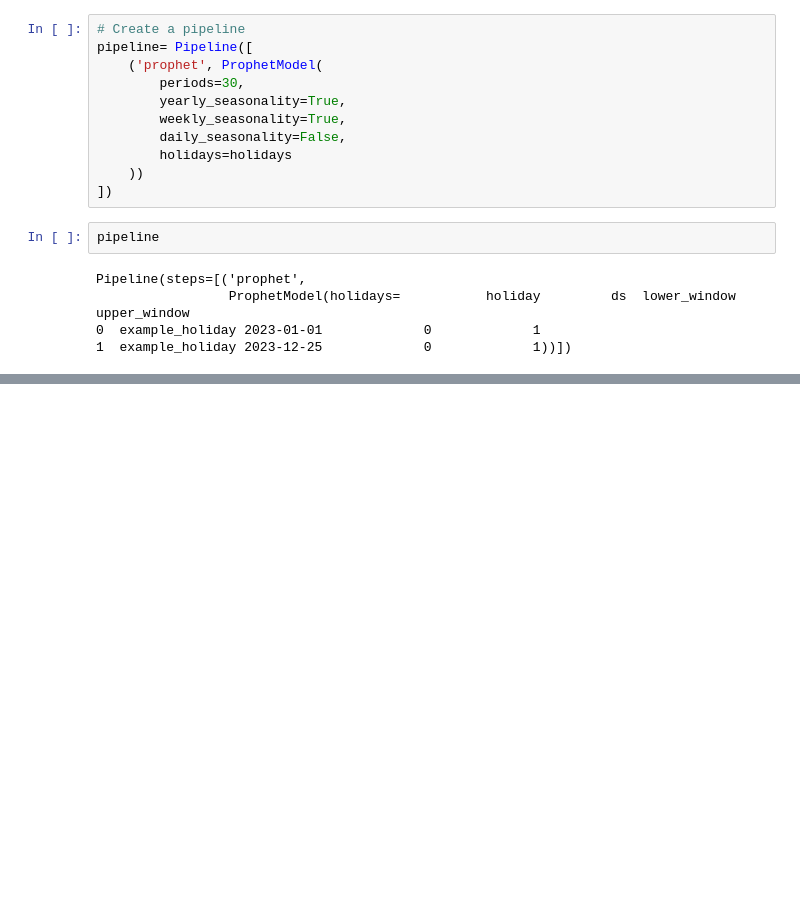
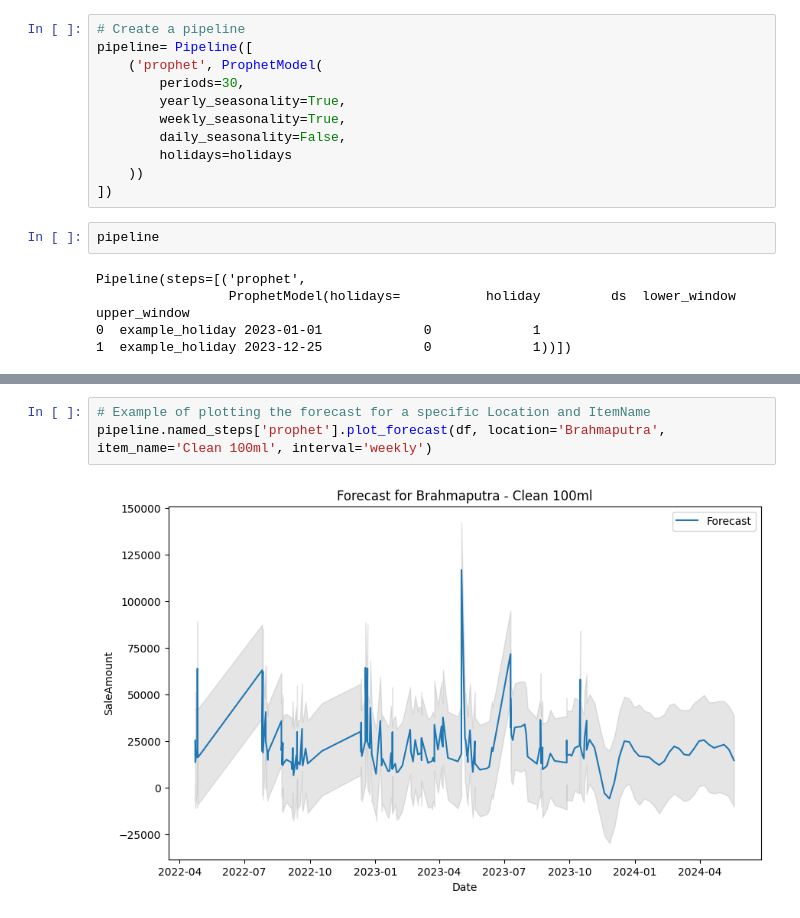
Before and after one commit to fazalpge/product_forecasting, a Jupyter notebook: Multivariate_multiple_timeseries_forecasting_Prophet.ipynb, the cells around one changed output, grey strips where cells are left out. Cells and saved outputs as stored; diff of their text form; blank space fills up the shorter version.

```diff
--- a/Multivariate_multiple_timeseries_forecasting_Prophet.ipynb
+++ b/Multivariate_multiple_timeseries_forecasting_Prophet.ipynb
@@ -330,3 +348,8 @@ pipeline.named_steps['prophet'].plot_forecast(forecast_df, location='Brahmaputra
+# %%
+# Example of plotting the forecast for a specific Location and ItemName
+pipeline.named_steps['prophet'].plot_forecast(df, location='Brahmaputra', item_name='Clean 100ml', interval='weekly')
+# %% [output]
+[figure, added]
 # %%
 pipeline.named_steps['prophet'].transform(forecast_df, location='Brahmaputra', item_name='Clean 100ml')
 # %% [output]
```
Also changed, not shown: parts of 17 cells of this notebook.
